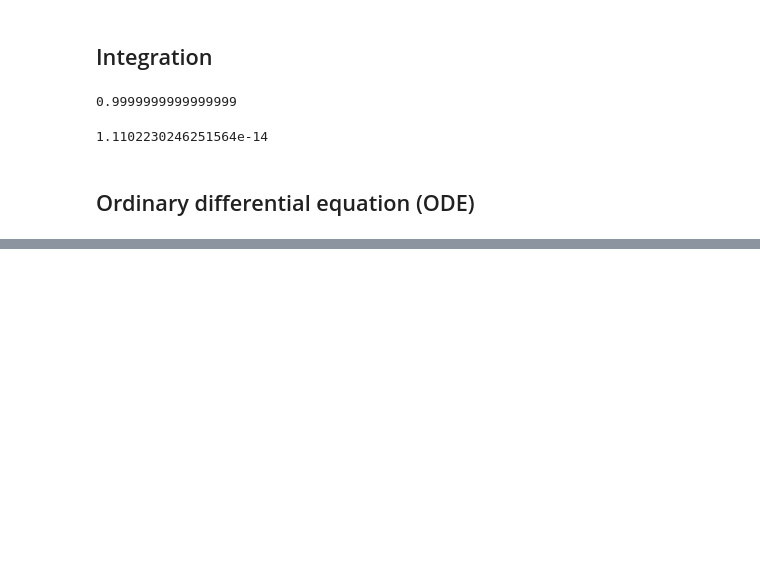
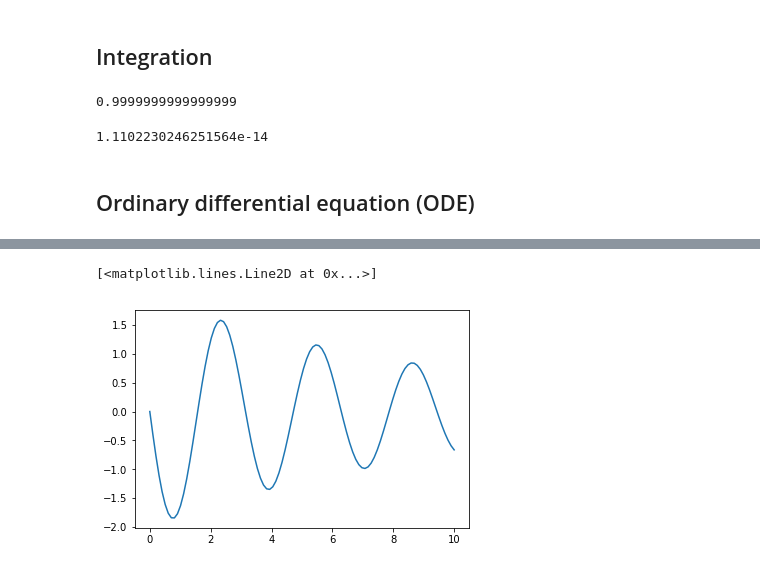
Before and after one commit to ckalapot/astr288p_fall_2018, a Jupyter notebook: Notebooks/Notebook07.ipynb, the cells around one changed output, grey strips where cells are left out. Saved outputs shown, nothing was run; the diff lists cells and outputs as text; code cells hidden in the pictures; blank space fills up the shorter version.

```diff
--- a/Notebooks/Notebook07.ipynb
+++ b/Notebooks/Notebook07.ipynb
@@ -172,0 +264,5 @@ yarr = odeint(calc_deri, yinit, time_vec, args=(eps, omega))
+# %%
+plt.plot(time_vec,yarr[:,1])
+# %% [output]
+[<matplotlib.lines.Line2D at 0x...>]
+[figure, added]
```
Also changed, not shown: parts of 27 cells of this notebook.
